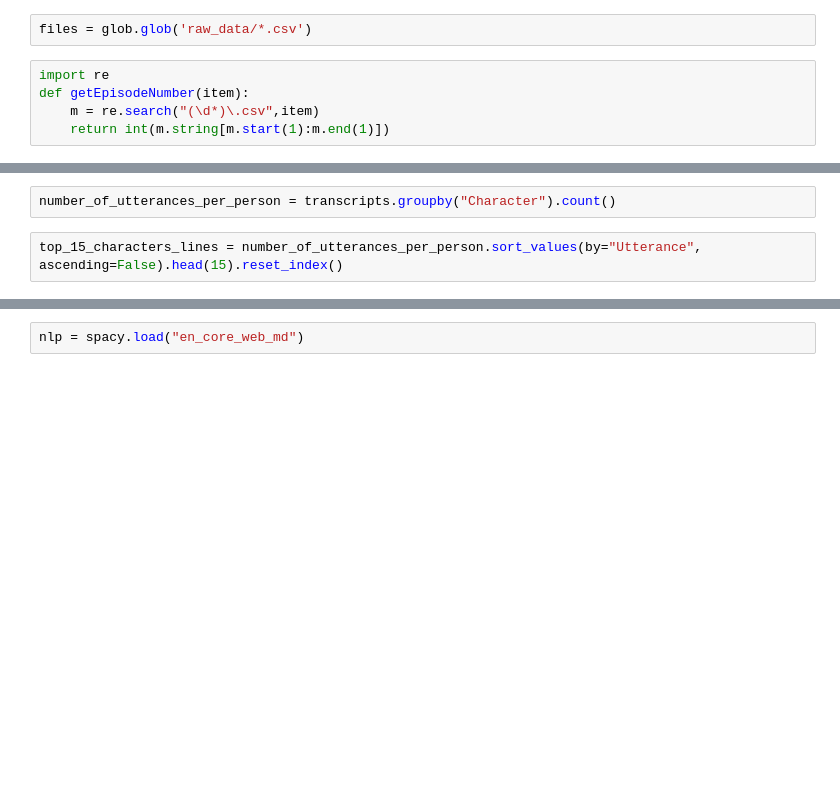
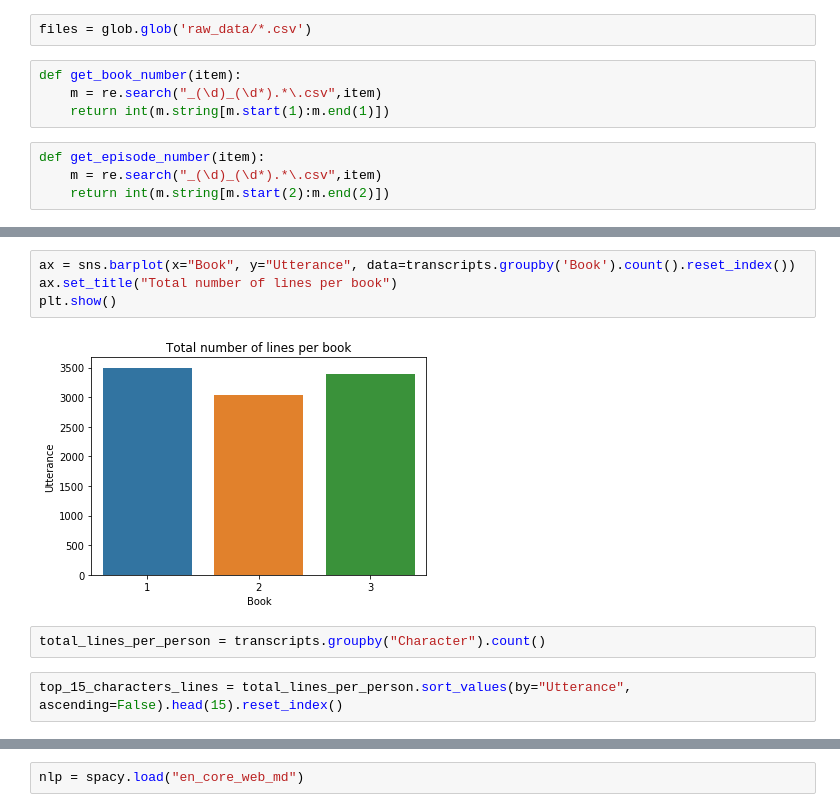
Before and after one commit to gomesfernandes/avatar_series_NLP, a Jupyter notebook: avatar_NLP.ipynb, the cells around one changed output, grey strips where cells are left out. Drawn from its saved outputs; the diff is of its cells as text; blank space fills up the shorter version.

```diff
--- a/avatar_NLP.ipynb
+++ b/avatar_NLP.ipynb
@@ -12,8 +19,11 @@ import matplotlib.pyplot as plt
 # %%
 files = glob.glob('raw_data/*.csv')
 # %%
-import re
-def getEpisodeNumber(item):
-    m = re.search("(\d*)\.csv",item)
+def get_book_number(item):
+    m = re.search("_(\d)_(\d*).*\.csv",item)
     return int(m.string[m.start(1):m.end(1)])
+# %%
+def get_episode_number(item):
+    m = re.search("_(\d)_(\d*).*\.csv",item)
+    return int(m.string[m.start(2):m.end(2)])
 # %%
@@ -33,6 +71,12 @@ Analyse the number of **lines** per character
+# %%
+ax = sns.barplot(x="Book", y="Utterance", data=transcripts.groupby('Book').count().reset_index())
+ax.set_title("Total number of lines per book")
+plt.show()
+# %% [output]
+[figure, added]
 # %%
-number_of_utterances_per_person = transcripts.groupby("Character").count()
+total_lines_per_person = transcripts.groupby("Character").count()
 # %%
-top_15_characters_lines = number_of_utterances_per_person.sort_values(by="Utterance", ascending=False).head(15).reset_index()
+top_15_characters_lines = total_lines_per_person.sort_values(by="Utterance", ascending=False).head(15).reset_index()
 # %%
 plt.figure(figsize=(20,4))
```
Also changed, not shown: parts of 36 cells of this notebook, 1 other file.
